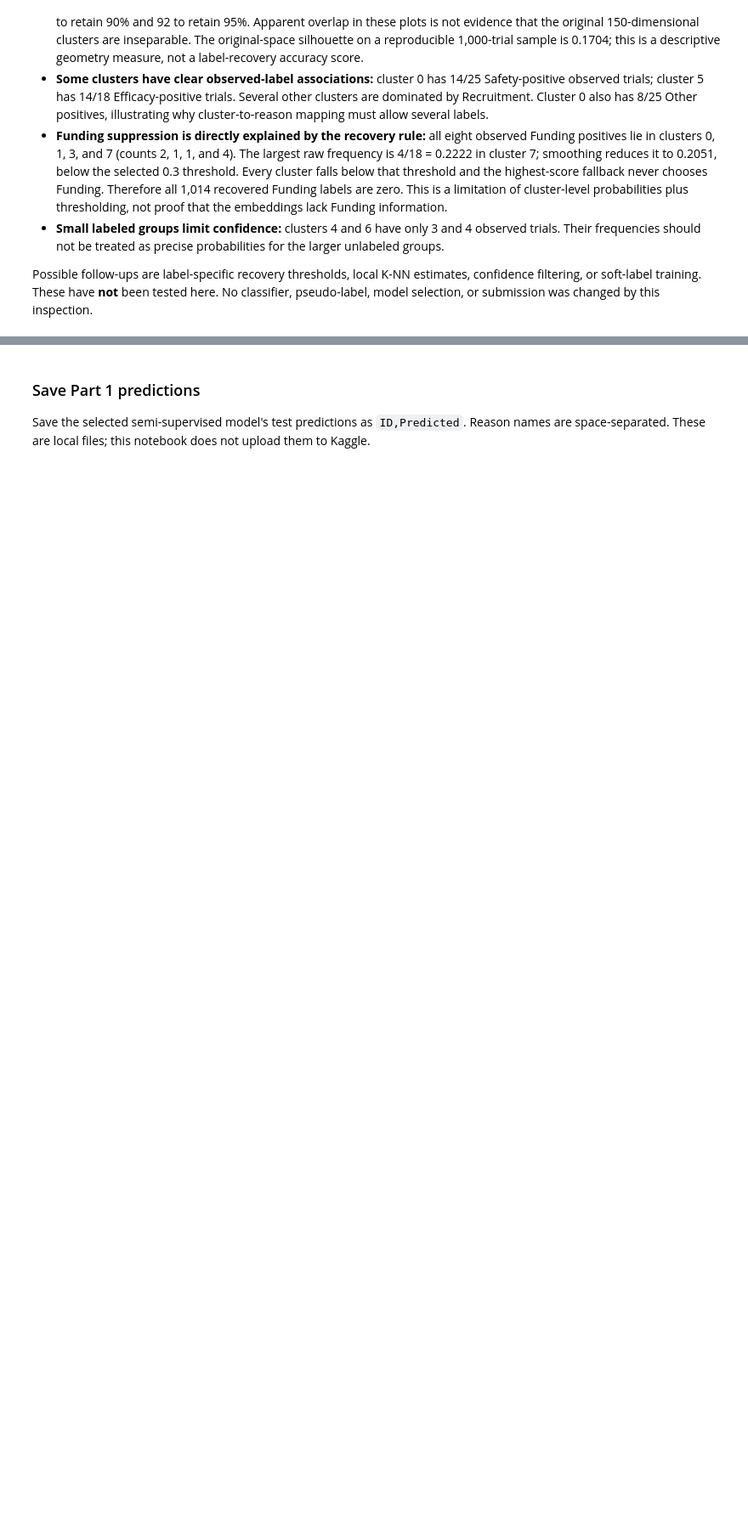
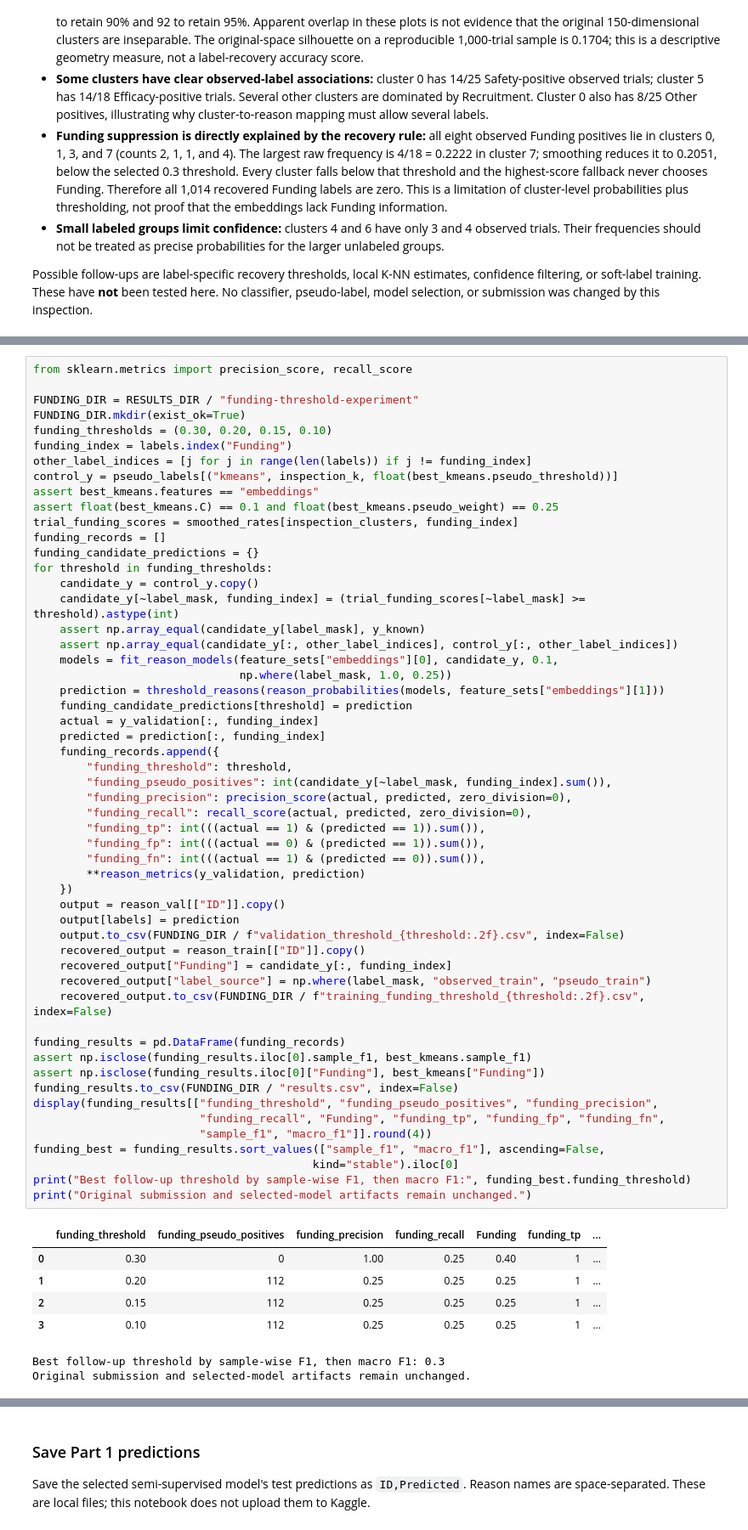
Before and after one commit to jontumalle/applied-ml-midterm, a Jupyter notebook: CS5785_Midterm_Starter.ipynb, the cells around one changed output, grey strips where cells are left out. Shown at 85% size. Cells and saved outputs as stored; diff of their text form; blank space fills up the shorter version.

Commit message:
Evaluate lower Funding pseudo-label thresholds against fixed control

```diff
--- a/CS5785_Midterm_Starter.ipynb
+++ b/CS5785_Midterm_Starter.ipynb
@@ -606,0 +613,62 @@ Possible follow-ups are label-specific recovery thresholds, local K-NN estimates
+# %%
+from sklearn.metrics import precision_score, recall_score
+
+FUNDING_DIR = RESULTS_DIR / "funding-threshold-experiment"
+FUNDING_DIR.mkdir(exist_ok=True)
+funding_thresholds = (0.30, 0.20, 0.15, 0.10)
+funding_index = labels.index("Funding")
+other_label_indices = [j for j in range(len(labels)) if j != funding_index]
+control_y = pseudo_labels[("kmeans", inspection_k, float(best_kmeans.pseudo_threshold))]
+assert best_kmeans.features == "embeddings"
+assert float(best_kmeans.C) == 0.1 and float(best_kmeans.pseudo_weight) == 0.25
+trial_funding_scores = smoothed_rates[inspection_clusters, funding_index]
+funding_records = []
+funding_candidate_predictions = {}
+for threshold in funding_thresholds:
+    candidate_y = control_y.copy()
+    candidate_y[~label_mask, funding_index] = (trial_funding_scores[~label_mask] >= threshold).astype(int)
+    assert np.array_equal(candidate_y[label_mask], y_known)
+    assert np.array_equal(candidate_y[:, other_label_indices], control_y[:, other_label_indices])
+    models = fit_reason_models(feature_sets["embeddings"][0], candidate_y, 0.1,
+                               np.where(label_mask, 1.0, 0.25))
+    prediction = threshold_reasons(reason_probabilities(models, feature_sets["embeddings"][1]))
+    funding_candidate_predictions[threshold] = prediction
+    actual = y_validation[:, funding_index]
+    predicted = prediction[:, funding_index]
+    funding_records.append({
+        "funding_threshold": threshold,
+        "funding_pseudo_positives": int(candidate_y[~label_mask, funding_index].sum()),
+        "funding_precision": precision_score(actual, predicted, zero_division=0),
+        "funding_recall": recall_score(actual, predicted, zero_division=0),
+        "funding_tp": int(((actual == 1) & (predicted == 1)).sum()),
+        "funding_fp": int(((actual == 0) & (predicted == 1)).sum()),
+        "funding_fn": int(((actual == 1) & (predicted == 0)).sum()),
+        **reason_metrics(y_validation, prediction)
+    })
+    output = reason_val[["ID"]].copy()
+    output[labels] = prediction
+    output.to_csv(FUNDING_DIR / f"validation_threshold_{threshold:.2f}.csv", index=False)
+    recovered_output = reason_train[["ID"]].copy()
+    recovered_output["Funding"] = candidate_y[:, funding_index]
+    recovered_output["label_source"] = np.where(label_mask, "observed_train", "pseudo_train")
+    recovered_output.to_csv(FUNDING_DIR / f"training_funding_threshold_{threshold:.2f}.csv", index=False)
+
+funding_results = pd.DataFrame(funding_records)
+assert np.isclose(funding_results.iloc[0].sample_f1, best_kmeans.sample_f1)
+assert np.isclose(funding_results.iloc[0]["Funding"], best_kmeans["Funding"])
+funding_results.to_csv(FUNDING_DIR / "results.csv", index=False)
+display(funding_results[["funding_threshold", "funding_pseudo_positives", "funding_precision",
+                         "funding_recall", "Funding", "funding_tp", "funding_fp", "funding_fn",
+                         "sample_f1", "macro_f1"]].round(4))
+funding_best = funding_results.sort_values(["sample_f1", "macro_f1"], ascending=False,
+                                          kind="stable").iloc[0]
+print("Best follow-up threshold by sample-wise F1, then macro F1:", funding_best.funding_threshold)
+print("Original submission and selected-model artifacts remain unchanged.")
+# %% [output]
+|  | funding_threshold | funding_pseudo_positives | funding_precision | funding_recall | Funding | funding_tp | ... |
+| 0 | 0.30 | 0 | 1.00 | 0.25 | 0.40 | 1 | ... |
+| 1 | 0.20 | 112 | 0.25 | 0.25 | 0.25 | 1 | ... |
+| 2 | 0.15 | 112 | 0.25 | 0.25 | 0.25 | 1 | ... |
+| 3 | 0.10 | 112 | 0.25 | 0.25 | 0.25 | 1 | ... |
+Best follow-up threshold by sample-wise F1, then macro F1: 0.3
+Original submission and selected-model artifacts remain unchanged.
```
Also changed, not shown: parts of 2 cells of this notebook, 10 other files.
